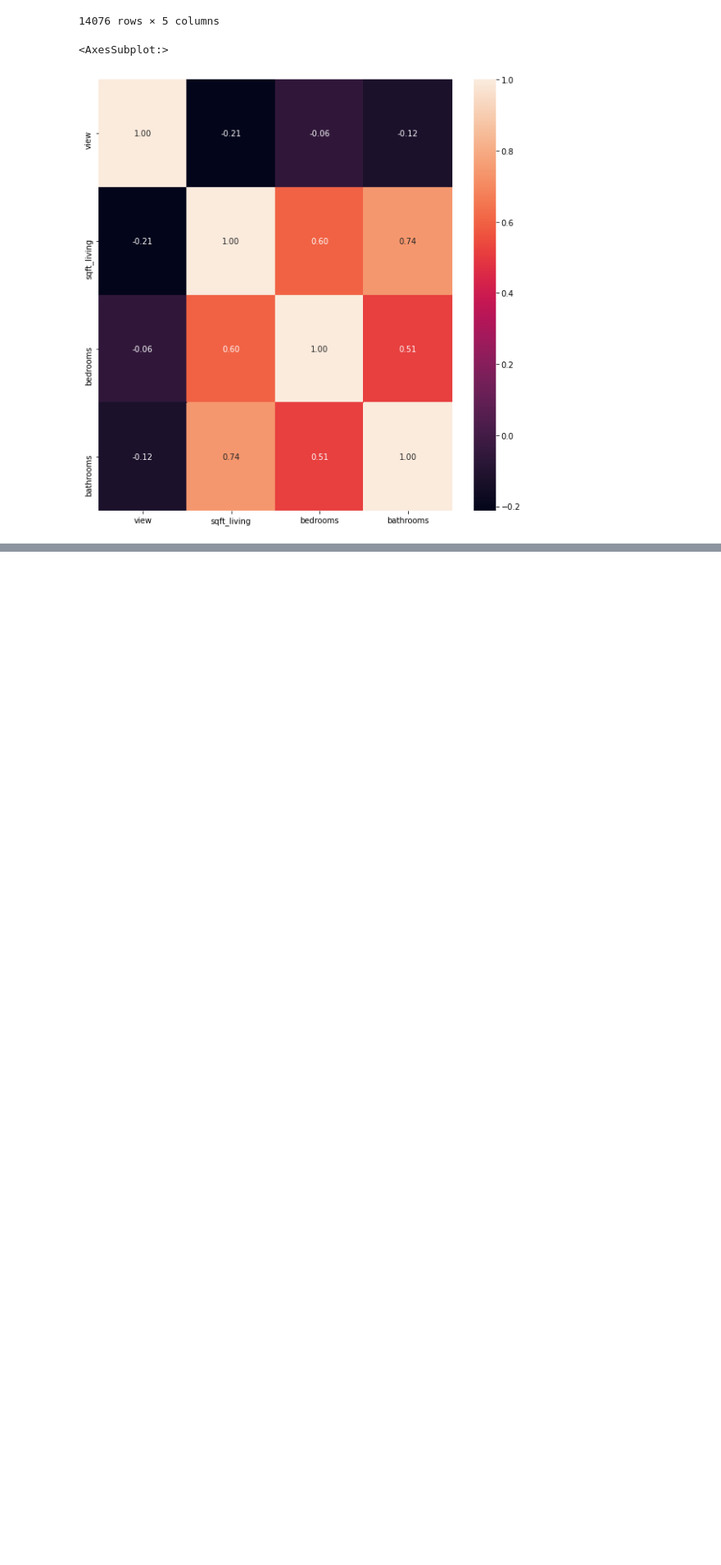
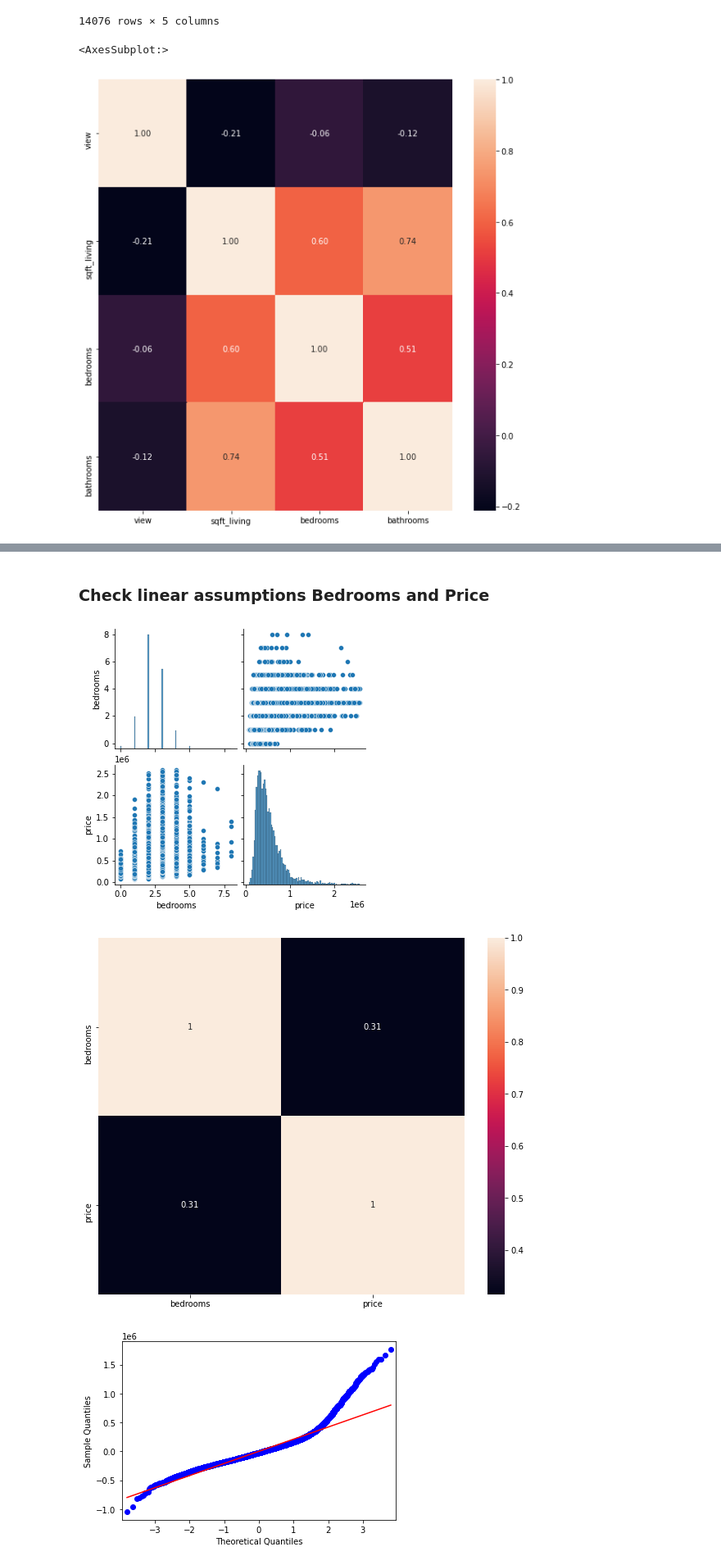
Before and after one commit to Jyve00/King-County-Housing-, a Jupyter notebook: notebooks/Tony/DataModeling.ipynb, the cells around one changed output, grey strips where cells are left out. Shown: that part at 82% size. Cells and saved outputs as stored; diff of their text form; code cells hidden in the pictures; blank space fills up the shorter version.

```diff
--- a/notebooks/Tony/DataModeling.ipynb
+++ b/notebooks/Tony/DataModeling.ipynb
@@ -150,0 +233,8 @@ X Test:
+# %% [markdown]
+### Check linear assumptions Bedrooms and Price
+# %%
+check_assumptions(X_train['bedrooms'], y_train, train_preds, test_preds, y_test)
+# %% [output]
+[figure, added]
+[figure, added]
+[figure, added]
```
Also changed, not shown: parts of 26 cells of this notebook.
